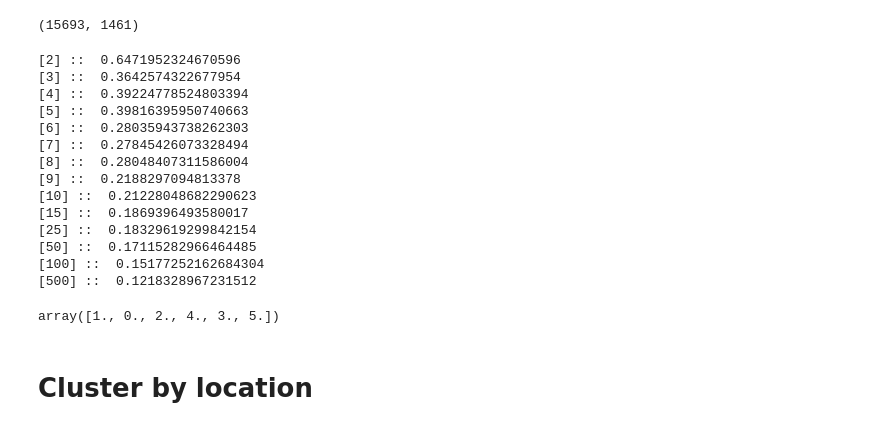
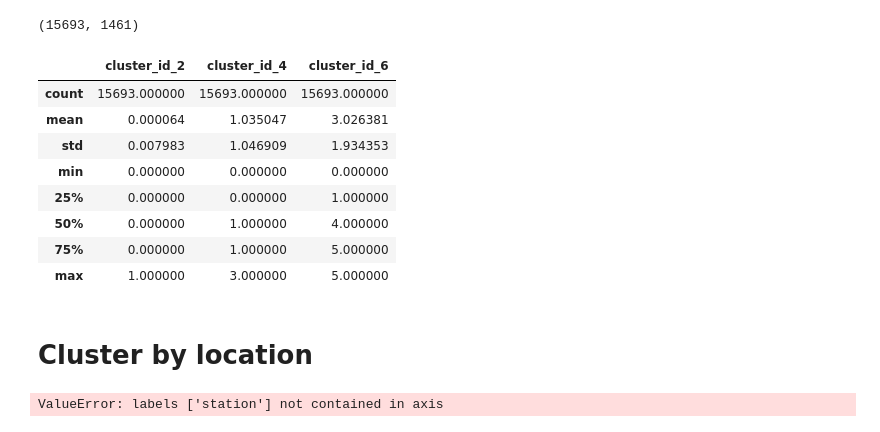
Before and after one commit to FroeMic/SIM_DMA18_Lab05_Kaggle, a Jupyter notebook: src/clustering_mike.ipynb, the cells around one changed output. Saved outputs shown, nothing was run; the diff lists cells and outputs as text; code cells hidden in the pictures.

Commit message:
Clustering integrated to models

```diff
--- a/src/clustering_mike.ipynb
+++ b/src/clustering_mike.ipynb
@@ -64,41 +66,46 @@ df_cluster.shape
 (15693, 1461)
 # %%
 results = []
-df_silhouette = df_cluster.drop('station', axis=1)[:1000]
+df_silhouette = df_cluster.drop('station', axis=1)
 
-df_silhouette.head()
-for i in [2, 3, 4, 5, 6, 7, 8, 9, 10, 15, 25, 50, 100, 500]:
-    kmeans = KMeans(n_clusters=i, random_state=1).fit(df_silhouette)
-    score = silhouette_score(df_silhouette, kmeans.labels_)
-    print('[' + str(i) + '] :: ', score)
-    results.append((i, score))
+#df_silhouette.head()
+#for i in [2, 3, 4, 5, 6, 7, 8, 9, 10, 15, 25, 50, 100, 500]:
+    #kmeans = KMeans(n_clusters=i, random_state=1).fit(df_silhouette)
+    #score = silhouette_score(df_silhouette, kmeans.labels_)
+    #print('[' + str(i) + '] :: ', score)
+    #results.append((i, score))
-# %% [output]
-[2] ::  0.6471952324670596
-[3] ::  0.3642574322677954
-[4] ::  0.39224778524803394
-[5] ::  0.39816395950740663
-[6] ::  0.28035943738262303
-[7] ::  0.27845426073328494
-[8] ::  0.28048407311586004
-[9] ::  0.2188297094813378
-[10] ::  0.21228048682290623
-[15] ::  0.1869396493580017
-[25] ::  0.18329619299842154
-[50] ::  0.17115282966464485
-[100] ::  0.15177252162684304
-[500] ::  0.1218328967231512
 # %%
-selected_k = 5
+selected_k = 2
 
 kmeans = KMeans(n_clusters=selected_k, random_state=1).fit(df_silhouette)
 
-df_station_cluster_labels = pd.DataFrame(columns=['station', 'cluster_id'])
+df_station_cluster_labels = pd.DataFrame(columns=['station'])
 df_station_cluster_labels['station'] = df_cluster['station']
-df_station_cluster_labels['cluster_id'] = pd.Series(kmeans.labels_)
+df_station_cluster_labels['cluster_id_2'] = pd.Series(kmeans.labels_)
 
-df_station_cluster_labels = df_station_cluster_labels.fillna(5)
+selected_k = 4
+
+kmeans = KMeans(n_clusters=selected_k, random_state=1).fit(df_silhouette)
+
+df_station_cluster_labels['cluster_id_4'] = pd.Series(kmeans.labels_)
+
+selected_k = 6
+
+kmeans = KMeans(n_clusters=selected_k, random_state=1).fit(df_silhouette)
+
+df_station_cluster_labels['cluster_id_6'] = pd.Series(kmeans.labels_)
 
 
-df_station_cluster_labels.to_csv('../data/cluster/station_clustertemperature.csv', index=False)
+#df_station_cluster_labels = df_station_cluster_labels.fillna(5)
-# %% [output]
-array([1., 0., 2., 4., 3., 5.])
+# %%
+df_station_cluster_labels.describe()
+# %% [output]
+|  | cluster_id_2 | cluster_id_4 | cluster_id_6 |
+| count | 15693.000000 | 15693.000000 | 15693.000000 |
+| mean | 0.000064 | 1.035047 | 3.026381 |
+| std | 0.007983 | 1.046909 | 1.934353 |
+| min | 0.000000 | 0.000000 | 0.000000 |
+| 25% | 0.000000 | 0.000000 | 1.000000 |
+| 50% | 0.000000 | 1.000000 | 4.000000 |
+| 75% | 0.000000 | 1.000000 | 5.000000 |
+| max | 1.000000 | 3.000000 | 5.000000 |
@@ -115,6 +124,8 @@ for i in range(2,1000,100):
     score = silhouette_score(df_head, kmeans.labels_)
     print('[' + str(i) + '] :: ', score)
     results.append((i, score))
+# %% [output]
+ValueError: labels ['station'] not contained in axis
 # %%
 best_k, best_score = select_max(results)
 
```
Also changed, not shown: parts of 2 cells of this notebook, 4 other files.
